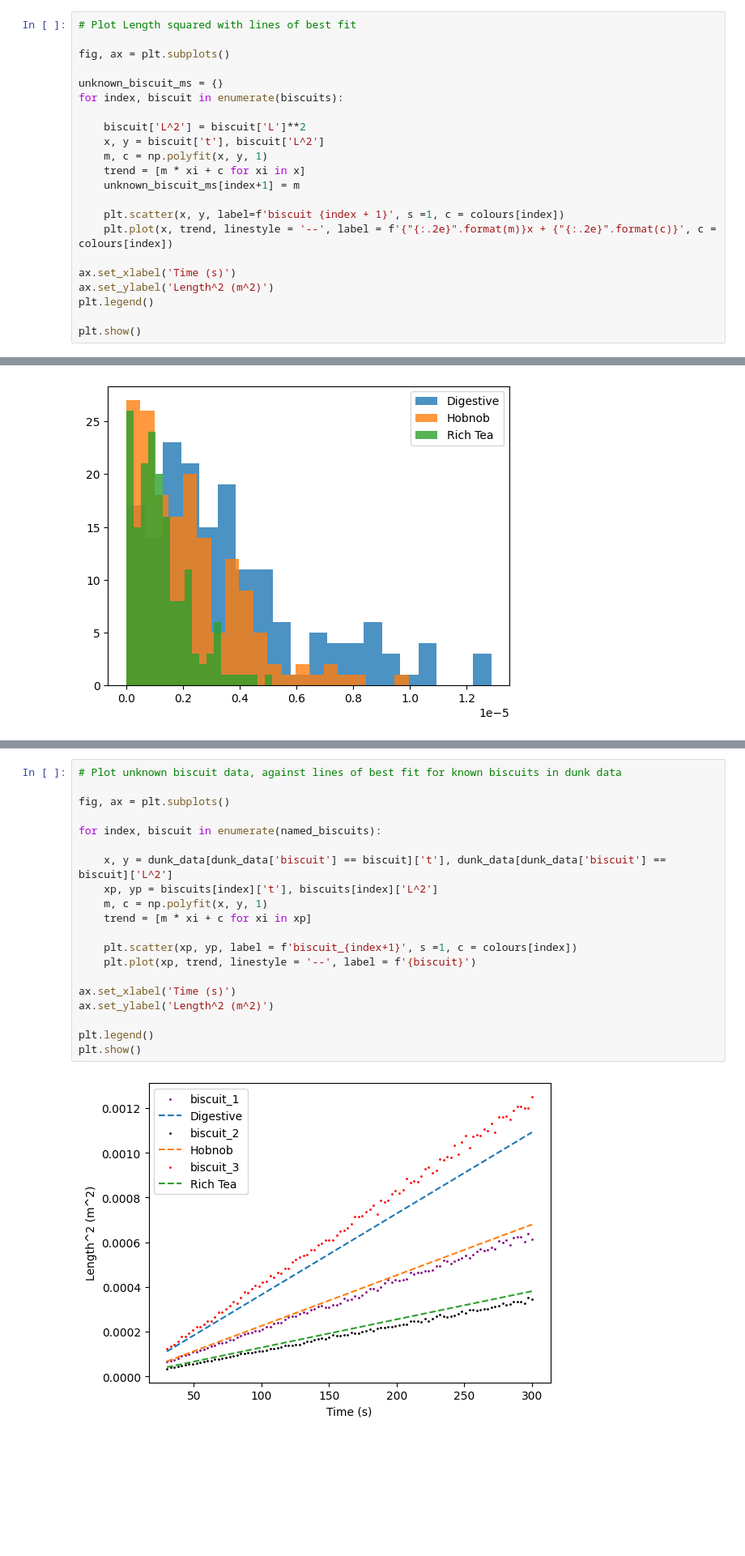
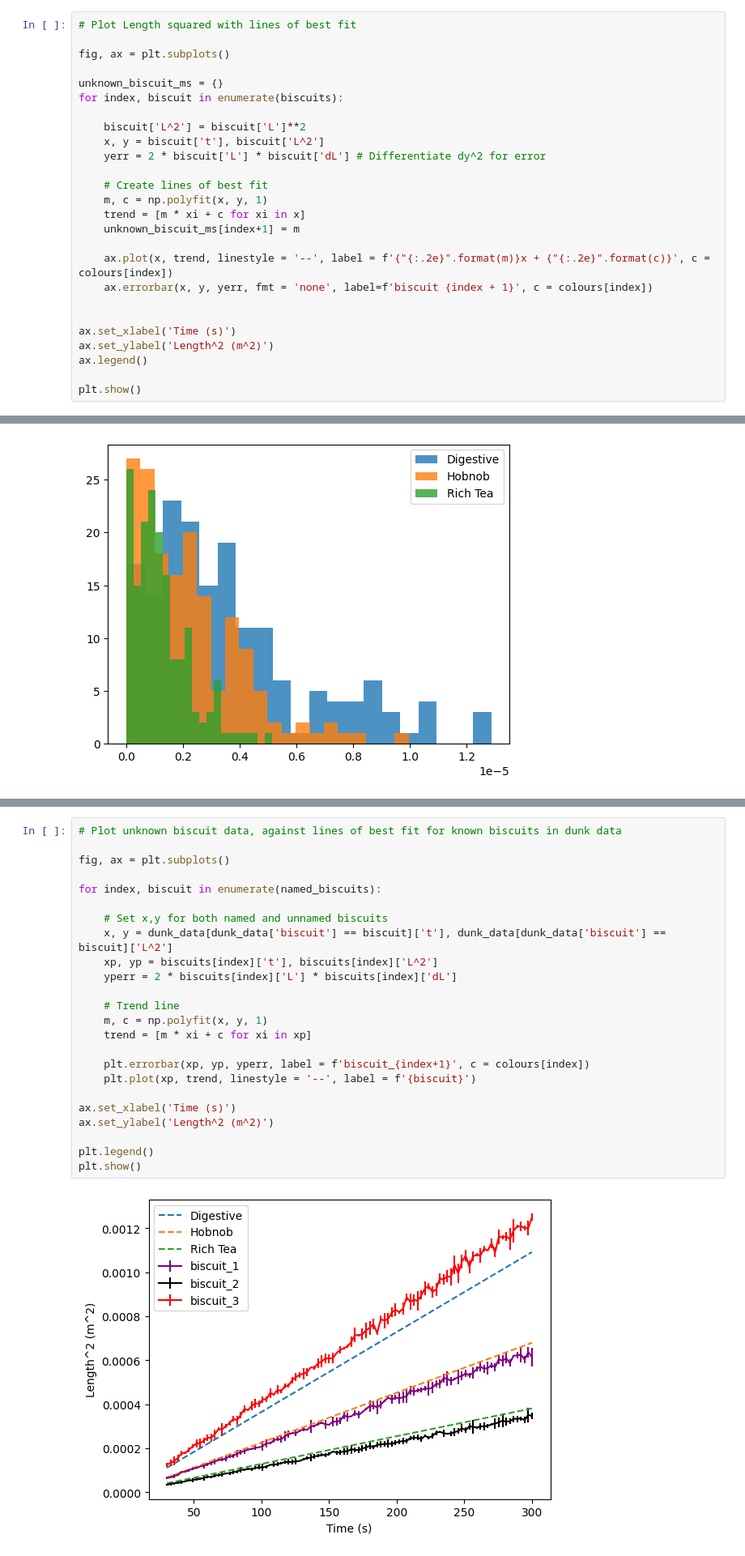
Before and after one commit to maximillian-dolan/ML_dunking, a Jupyter notebook: rate_analysis.ipynb, the cells around one changed output, grey strips where cells are left out. Shown: that part at 81% size. Cells and saved outputs as stored; diff of their text form; blank space fills up the shorter version.

```diff
--- a/rate_analysis.ipynb
+++ b/rate_analysis.ipynb
@@ -62,16 +59,20 @@ for index, biscuit in enumerate(biscuits):
 
     biscuit['L^2'] = biscuit['L']**2
     x, y = biscuit['t'], biscuit['L^2']
+    yerr = 2 * biscuit['L'] * biscuit['dL'] # Differentiate dy^2 for error
+
+    # Create lines of best fit
     m, c = np.polyfit(x, y, 1)
     trend = [m * xi + c for xi in x]
     unknown_biscuit_ms[index+1] = m
 
-    plt.scatter(x, y, label=f'biscuit {index + 1}', s =1, c = colours[index])
-    plt.plot(x, trend, linestyle = '--', label = f'{"{:.2e}".format(m)}x + {"{:.2e}".format(c)}', c = colours[index])
+    ax.plot(x, trend, linestyle = '--', label = f'{"{:.2e}".format(m)}x + {"{:.2e}".format(c)}', c = colours[index])
+    ax.errorbar(x, y, yerr, fmt = 'none', label=f'biscuit {index + 1}', c = colours[index])
+
 
 ax.set_xlabel('Time (s)')
 ax.set_ylabel('Length^2 (m^2)')
-plt.legend()
+ax.legend()
 
 plt.show()
 # %% [output]
@@ -137,25 +141,29 @@ plt.show()
 # %%
 # Plot unknown biscuit data, against lines of best fit for known biscuits in dunk data
 
 fig, ax = plt.subplots()
 
 for index, biscuit in enumerate(named_biscuits):
 
+    # Set x,y for both named and unnamed biscuits
     x, y = dunk_data[dunk_data['biscuit'] == biscuit]['t'], dunk_data[dunk_data['biscuit'] == biscuit]['L^2']
     xp, yp = biscuits[index]['t'], biscuits[index]['L^2']
+    yperr = 2 * biscuits[index]['L'] * biscuits[index]['dL']
+
+    # Trend line
     m, c = np.polyfit(x, y, 1)
     trend = [m * xi + c for xi in xp]
 
-    plt.scatter(xp, yp, label = f'biscuit_{index+1}', s =1, c = colours[index])
+    plt.errorbar(xp, yp, yperr, label = f'biscuit_{index+1}', c = colours[index])
     plt.plot(xp, trend, linestyle = '--', label = f'{biscuit}')
 
 ax.set_xlabel('Time (s)')
 ax.set_ylabel('Length^2 (m^2)')
 
 plt.legend()
 plt.show()
 # %% [output]
-[figure, old version]
+[figure, new version]
 # %% [markdown]
 ## Testing how well Washburn predicts soak-rate
 
```
Also changed, not shown: parts of 4 cells of this notebook, 1 other file.
